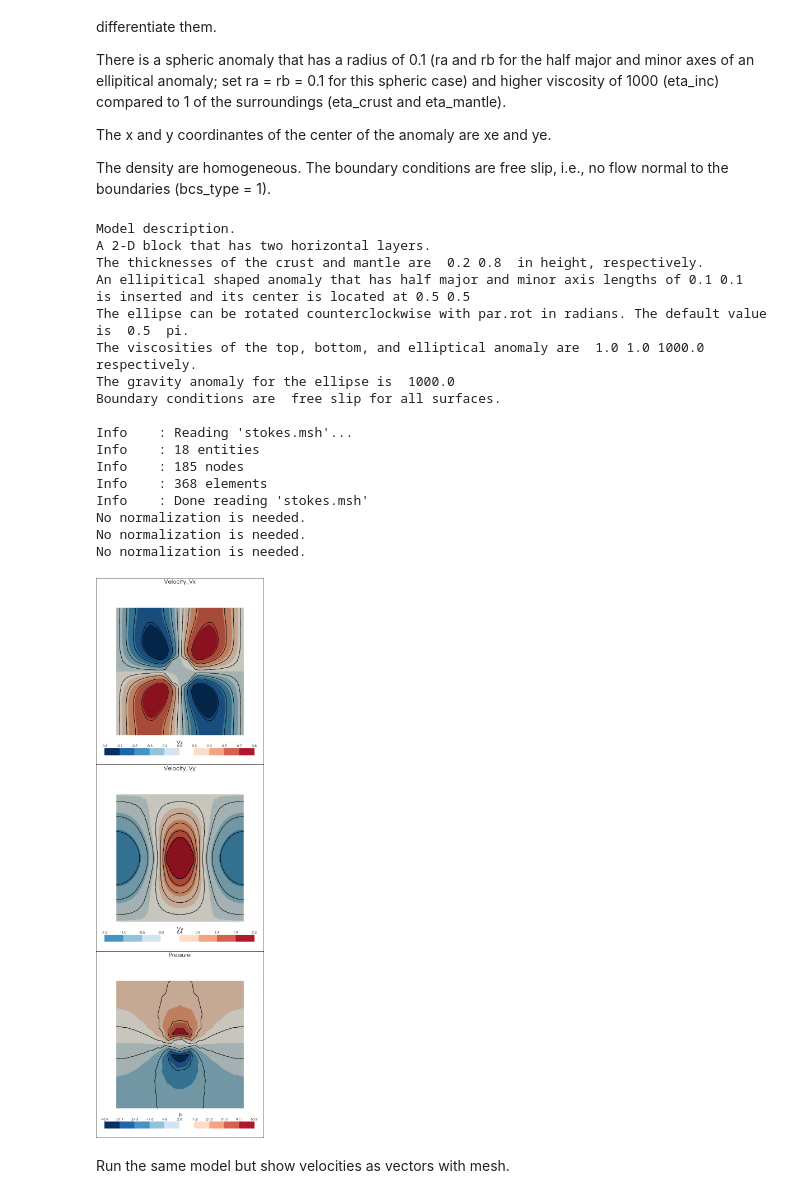
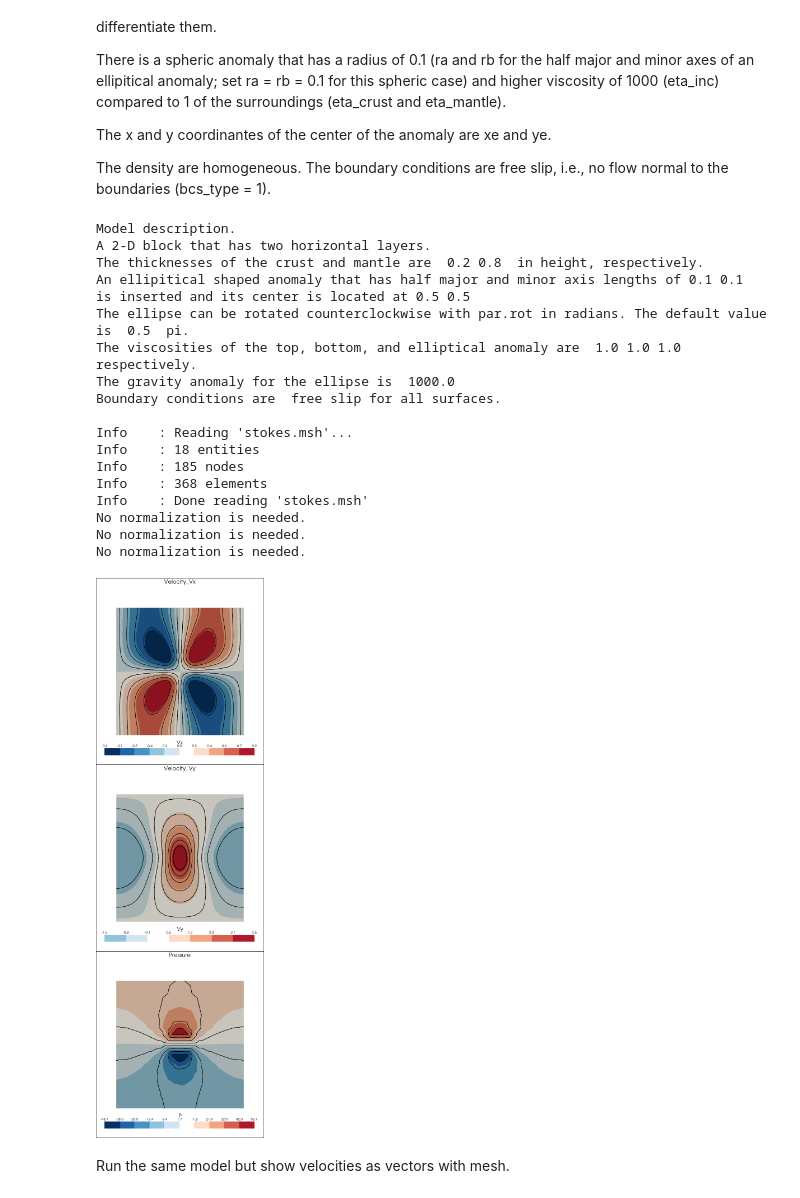
Before and after one commit to dunyuliu/Earth_From_Lab_To_Planet_Tutorials, a Jupyter notebook: Stokes_Tutorial.ipynb, the cells around one changed output. Saved outputs shown, nothing was run; the diff lists cells and outputs as text; code cells hidden in the pictures.

```diff
--- a/Stokes_Tutorial.ipynb
+++ b/Stokes_Tutorial.ipynb
@@ -192,33 +192,33 @@ The boundary conditions are free slip, i.e., no flow normal to the boundaries (b
 # %%
 par = parameters()
 #par.w, par.h_mantle, par.h_crust = 1, 0.8, 0.2
 #par.xe, par.ye = 0.5, 0.5
 #par.ra, par.rb = 0.1, 0.1
-par.eta_inc = 1000.
+par.eta_inc = 1.
 #par.eta_mantle, par.eta_crust = 1., 1.
 par.dgrav = 1000.
 par.bcs_type = 1
 describeModel(par)
 runScenarioPlot(par, plotStyle='scalar')
 # %% [output]
 Model description.
 A 2-D block that has two horizontal layers.
 The thicknesses of the crust and mantle are  0.2 0.8  in height, respectively.
 An ellipitical shaped anomaly that has half major and minor axis lengths of 0.1 0.1  is inserted and its center is located at 0.5 0.5
 The ellipse can be rotated counterclockwise with par.rot in radians. The default value is  0.5  pi.
-The viscosities of the top, bottom, and elliptical anomaly are  1.0 1.0 1000.0  respectively.
+The viscosities of the top, bottom, and elliptical anomaly are  1.0 1.0 1.0  respectively.
 The gravity anomaly for the ellipse is  1000.0
 Boundary conditions are  free slip for all surfaces.
 
 Info    : Reading 'stokes.msh'...
 Info    : 18 entities
 Info    : 185 nodes
 Info    : 368 elements
 Info    : Done reading 'stokes.msh'
 No normalization is needed.
 No normalization is needed.
 No normalization is needed.
-[figure, old version]
+[figure, new version]
 # %% [markdown]
 Run the same model but show velocities as vectors with mesh.
 # %%
```
